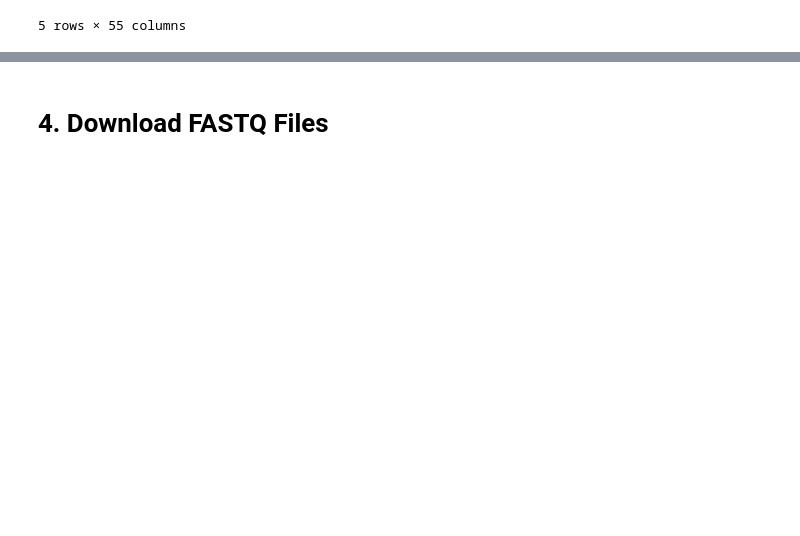
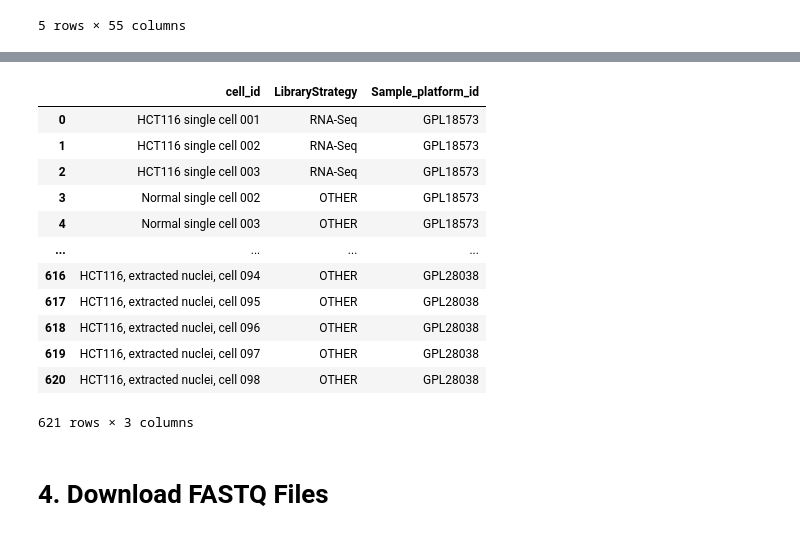
Before and after one commit to irith-kat/genai4bio-project, a Jupyter notebook: notebook_tests/joint_DNA_RNA_processing.ipynb, the cells around one changed output, grey strips where cells are left out. Drawn from its saved outputs; the diff is of its cells as text; code cells hidden in the pictures; blank space fills up the shorter version.

```diff
--- a/notebook_tests/joint_DNA_RNA_processing.ipynb
+++ b/notebook_tests/joint_DNA_RNA_processing.ipynb
@@ -599,0 +632,18 @@ metadata_subset = full_metadata[
+# %%
+# Check Libraries per cell
+# df.groupby("cell_id")["cell_id"].value_counts() #["LibraryStrategy"]
+df.loc[:,["cell_id", "LibraryStrategy", "Sample_platform_id"]]
+# %% [output]
+|  | cell_id | LibraryStrategy | Sample_platform_id |
+| 0 | HCT116 single cell 001 | RNA-Seq | GPL18573 |
+| 1 | HCT116 single cell 002 | RNA-Seq | GPL18573 |
+| 2 | HCT116 single cell 003 | RNA-Seq | GPL18573 |
+| 3 | Normal single cell 002 | OTHER | GPL18573 |
+| 4 | Normal single cell 003 | OTHER | GPL18573 |
+| ... | ... | ... | ... |
+| 616 | HCT116, extracted nuclei, cell 094 | OTHER | GPL28038 |
+| 617 | HCT116, extracted nuclei, cell 095 | OTHER | GPL28038 |
+| 618 | HCT116, extracted nuclei, cell 096 | OTHER | GPL28038 |
+| 619 | HCT116, extracted nuclei, cell 097 | OTHER | GPL28038 |
+| 620 | HCT116, extracted nuclei, cell 098 | OTHER | GPL28038 |
+621 rows × 3 columns
```
Also changed, not shown: parts of 25 cells of this notebook, 4 other files.
